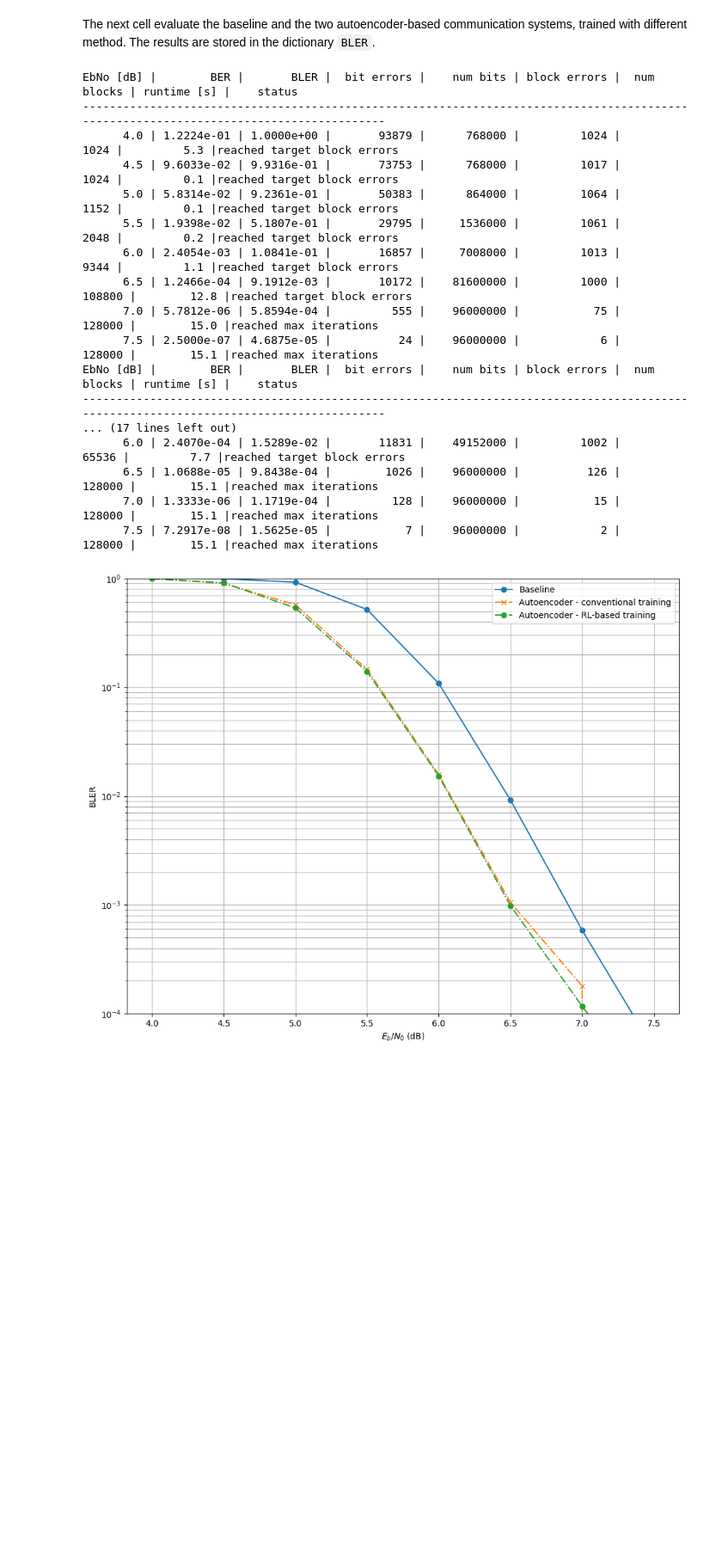
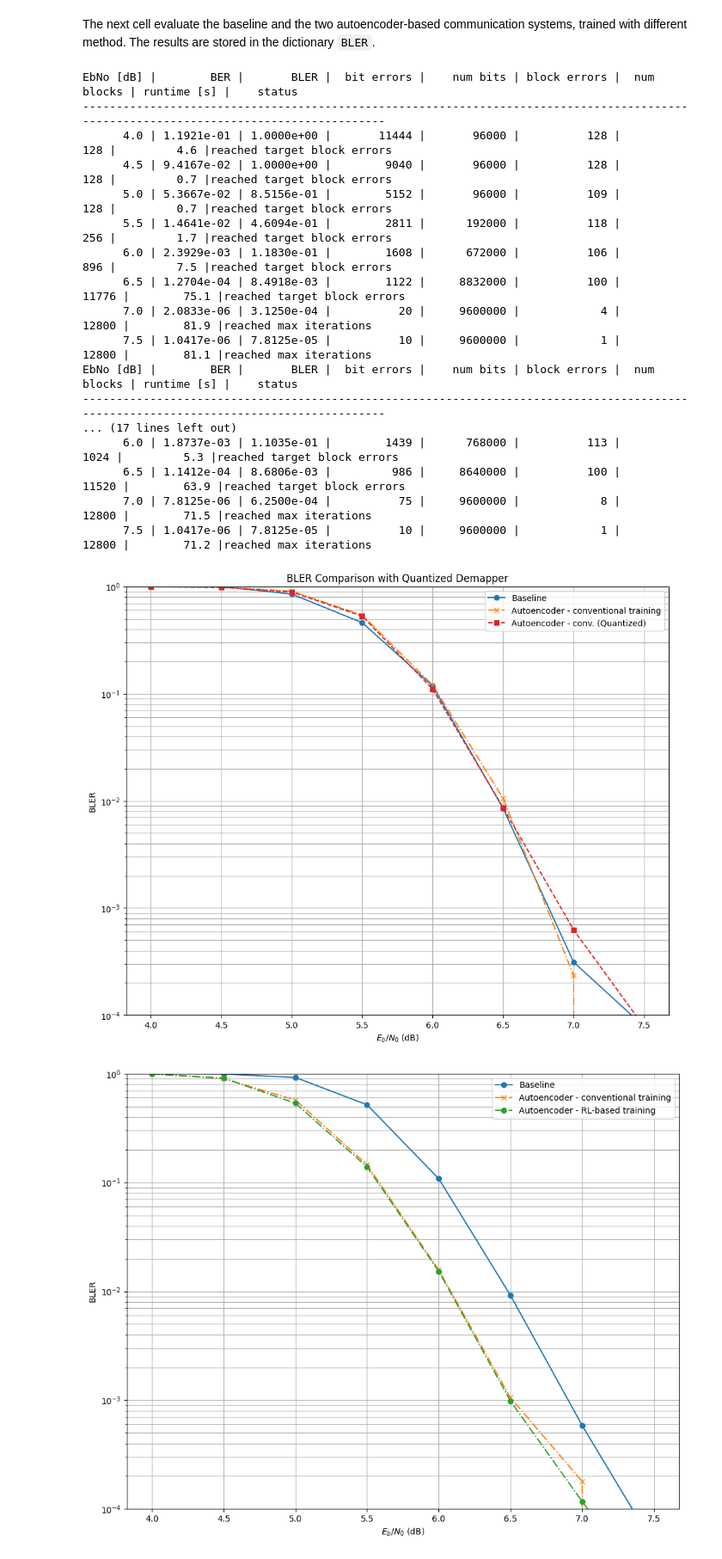
Before and after one commit to Joboreh97/demo-repo, a Jupyter notebook: tutorials/phy/Autoencoder_quantize_anotate_method_functionalstyle_working.ipynb, the cells around one changed output. Shown at 86% size. Saved outputs shown, nothing was run; the diff lists cells and outputs as text; code cells hidden in the pictures; blank space fills up the shorter version.

```diff
--- a/tutorials/phy/Autoencoder_quantize_anotate_method_functionalstyle_working.ipynb
+++ b/tutorials/phy/Autoencoder_quantize_anotate_method_functionalstyle_working.ipynb
@@ -685,39 +686,69 @@ The results are stored in the dictionary ``BLER``.
 BLER = {}
 
 model_baseline = Baseline()
-_,bler = sim_ber(model_baseline, ebno_dbs, batch_size=128, num_target_block_errors=1000, max_mc_iter=1000, graph_mode="xla")
+_,bler = sim_ber(model_baseline, ebno_dbs, batch_size=128, num_target_block_errors=100, max_mc_iter=100, graph_mode="xla")
 BLER['baseline'] = bler.numpy()
 
 model_conventional = E2ESystemConventionalTraining(training=False)
 load_weights(model_conventional, model_weights_path_conventional_training)
-_,bler = sim_ber(model_conventional, ebno_dbs, batch_size=128, num_target_block_errors=1000, max_mc_iter=1000, graph_mode="xla")
+_,bler = sim_ber(model_conventional, ebno_dbs, batch_size=128, num_target_block_errors=100, max_mc_iter=100, graph_mode="xla")
 BLER['autoencoder-conv'] = bler.numpy()
+# ## Quantized plot
+# model_quantized = E2ESystemConventionalTraining(training=False)
+model_quantized = model_quantized
+# load_weights(model_quantized, model_weights_path_conventional_training)
+_, bler = sim_ber(model_quantized, ebno_dbs, batch_size=128, num_target_block_errors=100, max_mc_iter=100, graph_mode="xla")
 
-model_rl = E2ESystemRLTraining(training=False)
-load_weights(model_rl, model_weights_path_rl_training)
-_,bler = sim_ber(model_rl, ebno_dbs, batch_size=128, num_target_block_errors=1000, max_mc_iter=1000, graph_mode="xla")
-BLER['autoencoder-rl'] = bler.numpy()
+# Save result
+BLER['autoencoder-conv-quantized'] = bler.numpy()
+
+
+# model_rl = E2ESystemRLTraining(training=False)
+# load_weights(model_rl, model_weights_path_rl_training)
+# _,bler = sim_ber(model_rl, ebno_dbs, batch_size=128, num_target_block_errors=100, max_mc_iter=100, graph_mode="xla")
+# BLER['autoencoder-rl'] = bler.numpy()
 
 with open(results_filename, 'wb') as f:
     pickle.dump((ebno_dbs, BLER), f)
 # %% [output]
 EbNo [dB] |        BER |       BLER |  bit errors |    num bits | block errors |  num blocks | runtime [s] |    status
 ---------------------------------------------------------------------------------------------------------------------------------------
-      4.0 | 1.2224e-01 | 1.0000e+00 |       93879 |      768000 |         1024 |        1024 |         5.3 |reached target block errors
-      4.5 | 9.6033e-02 | 9.9316e-01 |       73753 |      768000 |         1017 |        1024 |         0.1 |reached target block errors
-      5.0 | 5.8314e-02 | 9.2361e-01 |       50383 |      864000 |         1064 |        1152 |         0.1 |reached target block errors
-      5.5 | 1.9398e-02 | 5.1807e-01 |       29795 |     1536000 |         1061 |        2048 |         0.2 |reached target block errors
-      6.0 | 2.4054e-03 | 1.0841e-01 |       16857 |     7008000 |         1013 |        9344 |         1.1 |reached target block errors
-      6.5 | 1.2466e-04 | 9.1912e-03 |       10172 |    81600000 |         1000 |      108800 |        12.8 |reached target block errors
-      7.0 | 5.7812e-06 | 5.8594e-04 |         555 |    96000000 |           75 |      128000 |        15.0 |reached max iterations
-      7.5 | 2.5000e-07 | 4.6875e-05 |          24 |    96000000 |            6 |      128000 |        15.1 |reached max iterations
+      4.0 | 1.1921e-01 | 1.0000e+00 |       11444 |       96000 |          128 |         128 |         4.6 |reached target block errors
+      4.5 | 9.4167e-02 | 1.0000e+00 |        9040 |       96000 |          128 |         128 |         0.7 |reached target block errors
+      5.0 | 5.3667e-02 | 8.5156e-01 |        5152 |       96000 |          109 |         128 |         0.7 |reached target block errors
+      5.5 | 1.4641e-02 | 4.6094e-01 |        2811 |      192000 |          118 |         256 |         1.7 |reached target block errors
+      6.0 | 2.3929e-03 | 1.1830e-01 |        1608 |      672000 |          106 |         896 |         7.5 |reached target block errors
+      6.5 | 1.2704e-04 | 8.4918e-03 |        1122 |     8832000 |          100 |       11776 |        75.1 |reached target block errors
+      7.0 | 2.0833e-06 | 3.1250e-04 |          20 |     9600000 |            4 |       12800 |        81.9 |reached max iterations
+      7.5 | 1.0417e-06 | 7.8125e-05 |          10 |     9600000 |            1 |       12800 |        81.1 |reached max iterations
 EbNo [dB] |        BER |       BLER |  bit errors |    num bits | block errors |  num blocks | runtime [s] |    status
 ---------------------------------------------------------------------------------------------------------------------------------------
 ... (17 lines left out)
-      6.0 | 2.4070e-04 | 1.5289e-02 |       11831 |    49152000 |         1002 |       65536 |         7.7 |reached target block errors
-      6.5 | 1.0688e-05 | 9.8438e-04 |        1026 |    96000000 |          126 |      128000 |        15.1 |reached max iterations
-      7.0 | 1.3333e-06 | 1.1719e-04 |         128 |    96000000 |           15 |      128000 |        15.1 |reached max iterations
-      7.5 | 7.2917e-08 | 1.5625e-05 |           7 |    96000000 |            2 |      128000 |        15.1 |reached max iterations
+      6.0 | 1.8737e-03 | 1.1035e-01 |        1439 |      768000 |          113 |        1024 |         5.3 |reached target block errors
+      6.5 | 1.1412e-04 | 8.6806e-03 |         986 |     8640000 |          100 |       11520 |        63.9 |reached target block errors
+      7.0 | 7.8125e-06 | 6.2500e-04 |          75 |     9600000 |            8 |       12800 |        71.5 |reached max iterations
+      7.5 | 1.0417e-06 | 7.8125e-05 |          10 |     9600000 |            1 |       12800 |        71.2 |reached max iterations
+# %%
+plt.figure(figsize=(10,8))
+
+# Existing models
+plt.semilogy(ebno_dbs, BLER['baseline'], 'o-', c='C0', label='Baseline')
+plt.semilogy(ebno_dbs, BLER['autoencoder-conv'], 'x-.', c='C1', label='Autoencoder - conventional training')
+# plt.semilogy(ebno_dbs, BLER['autoencoder-rl'], 'o-.', c='C2', label='Autoencoder - RL-based training')
+
+# New quantized model
+plt.semilogy(ebno_dbs, BLER['autoencoder-conv-quantized'], 's--', c='C3', label='Autoencoder - conv. (Quantized)')
+
+plt.xlabel(r"$E_b/N_0$ (dB)")
+plt.ylabel("BLER")
+plt.grid(which="both")
+plt.ylim((1e-4, 1.0))
+plt.legend()
+plt.tight_layout()
+plt.title("BLER Comparison with Quantized Demapper")
+plt.show()
+# %% [output]
+[figure, added]
 # %%
 plt.figure(figsize=(10,8))
 # Baseline - Perfect CSI
```
Also changed, not shown: parts of 4 cells of this notebook.
